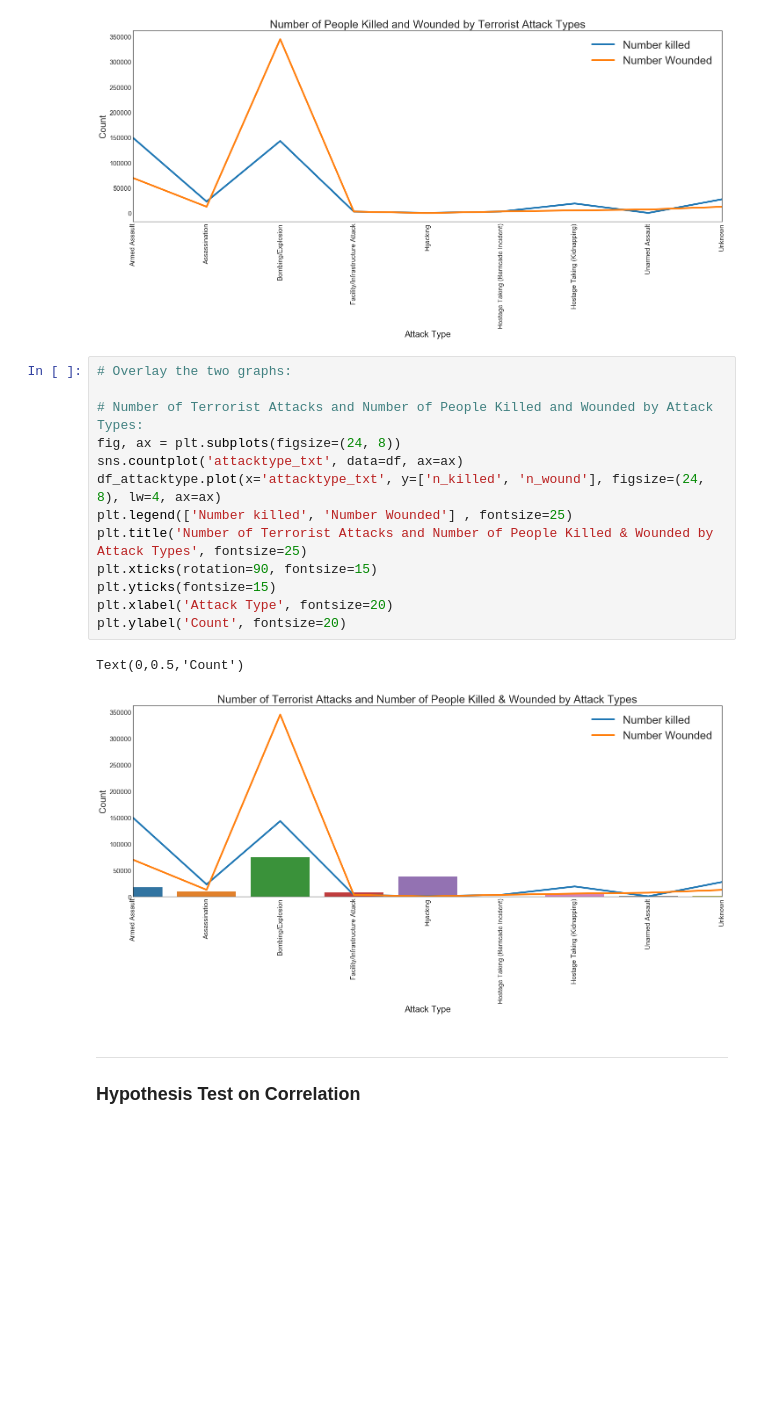
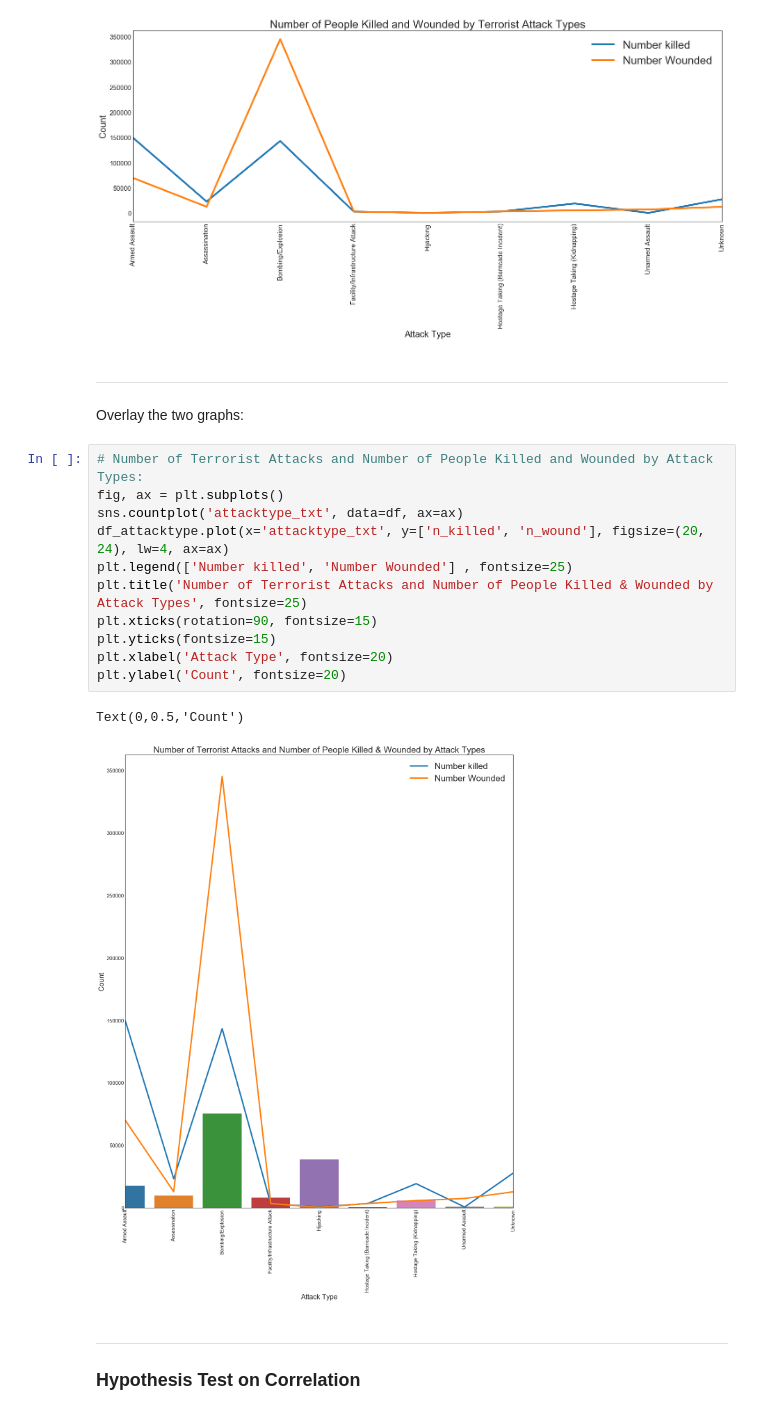
Before and after one commit to ariannalangwang/Capstone-Project-Global-Terrorism, a Jupyter notebook: Global Terrorism Project Python Code.ipynb, the cells around one changed output. Cells and saved outputs as stored; diff of their text form; blank space fills up the shorter version.

```diff
--- a/Global Terrorism Project Python Code.ipynb
+++ b/Global Terrorism Project Python Code.ipynb
@@ -504,22 +505,23 @@ plt.ylabel('Count', fontsize=20)
 # %% [output]
 Text(0,0.5,'Count')
 [figure]
+# %% [markdown]
+----
+Overlay the two graphs:
 # %%
-# Overlay the two graphs:
-
 # Number of Terrorist Attacks and Number of People Killed and Wounded by Attack Types:
-fig, ax = plt.subplots(figsize=(24, 8))
+fig, ax = plt.subplots()
 sns.countplot('attacktype_txt', data=df, ax=ax)
-df_attacktype.plot(x='attacktype_txt', y=['n_killed', 'n_wound'], figsize=(24, 8), lw=4, ax=ax)
+df_attacktype.plot(x='attacktype_txt', y=['n_killed', 'n_wound'], figsize=(20, 24), lw=4, ax=ax)
 plt.legend(['Number killed', 'Number Wounded'] , fontsize=25)
 plt.title('Number of Terrorist Attacks and Number of People Killed & Wounded by Attack Types', fontsize=25)
 plt.xticks(rotation=90, fontsize=15)
 plt.yticks(fontsize=15)
 plt.xlabel('Attack Type', fontsize=20)
 plt.ylabel('Count', fontsize=20)
 # %% [output]
 Text(0,0.5,'Count')
-[figure, old version]
+[figure, new version]
 # %% [markdown]
 ----
 ### Hypothesis Test on Correlation
```
Also changed, not shown: parts of 22 cells of this notebook.
